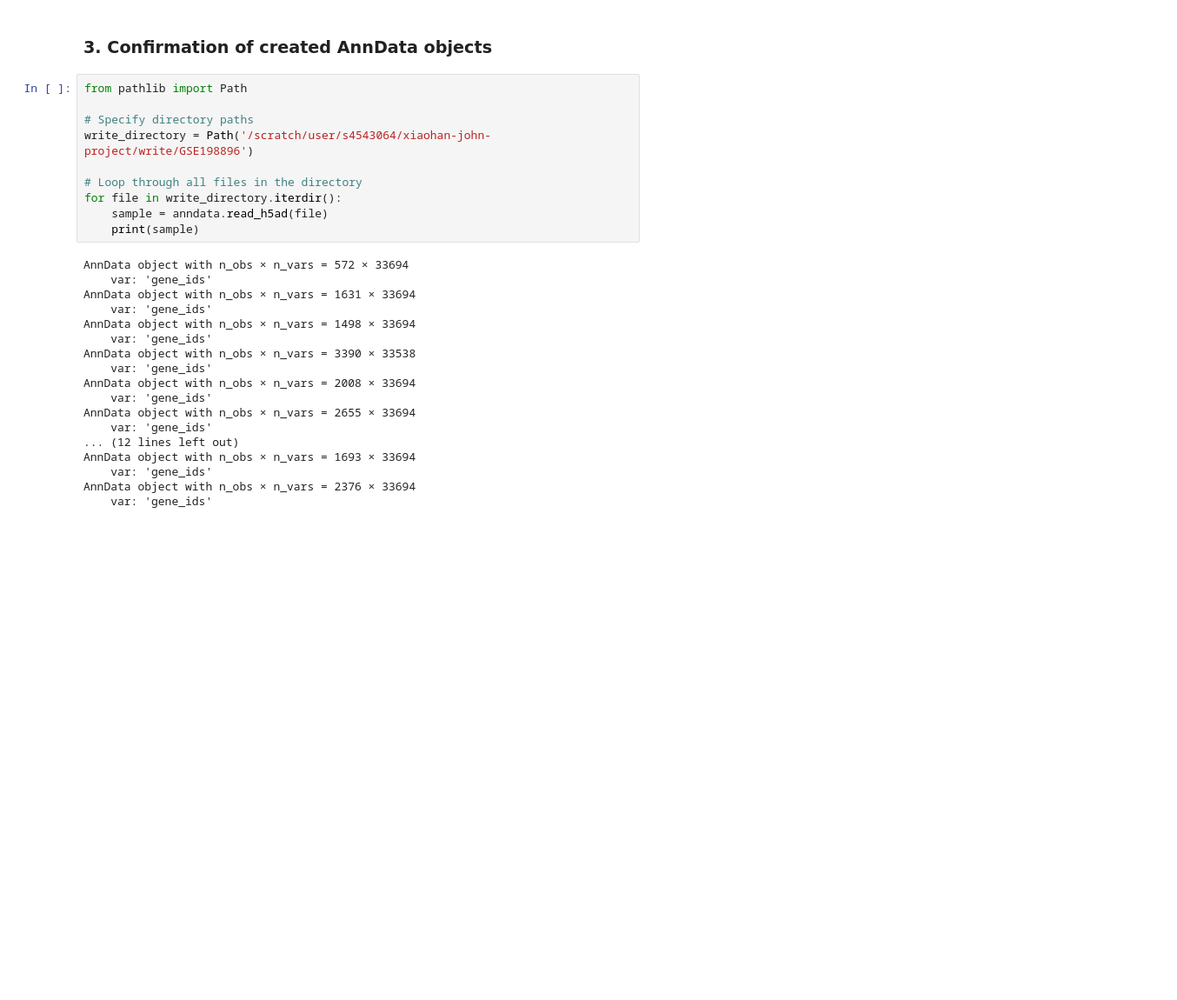
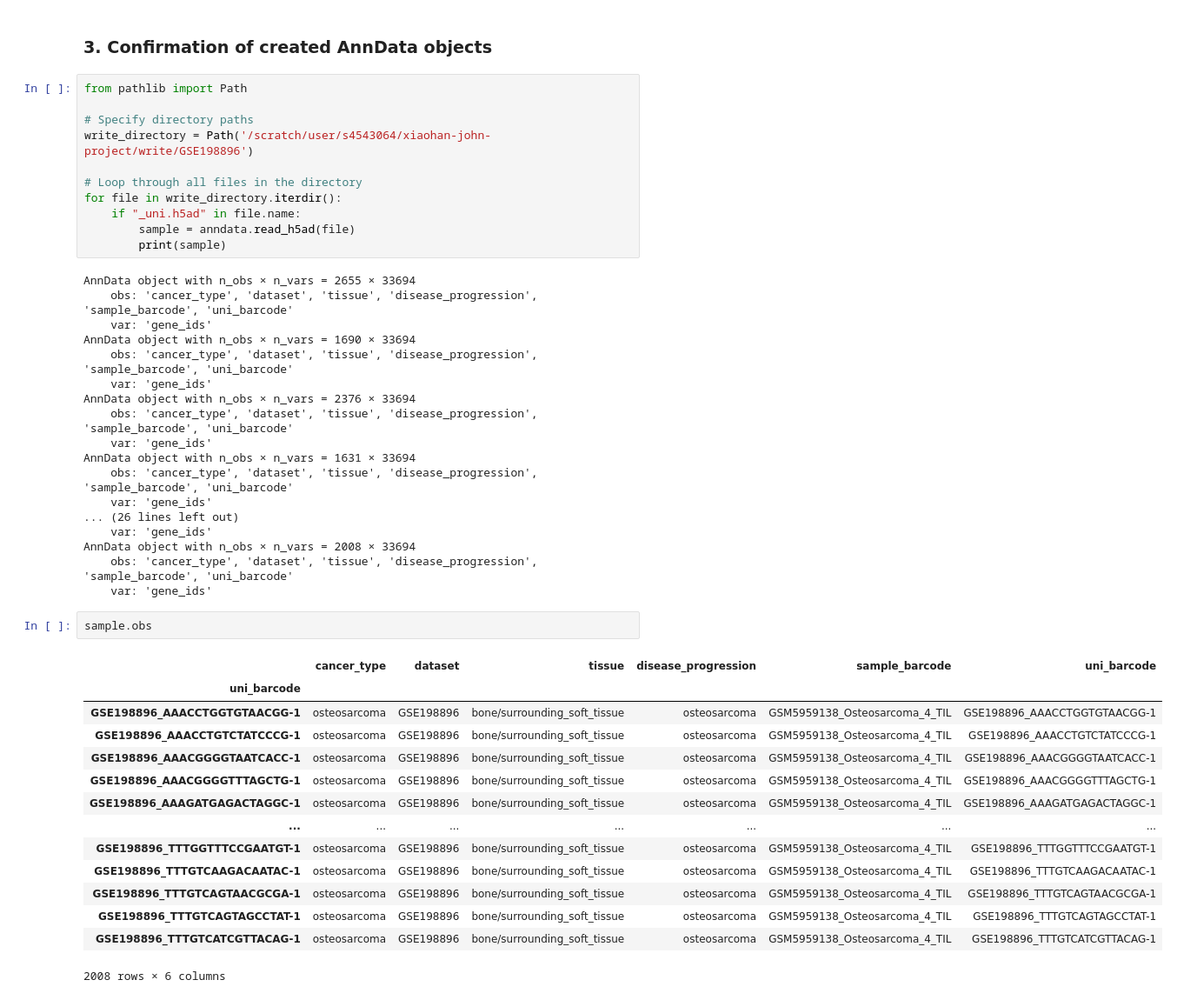
Before and after one commit to tuonglab/pan-paedcancer-scrnaseq, a Jupyter notebook: notebooks/GSE198896.ipynb, the cells around one changed output. Shown at 87% size. Saved outputs shown, nothing was run; the diff lists cells and outputs as text; blank space fills up the shorter version.

Commit message:
Add features in .obs and convert to SCE objects

```diff
--- a/notebooks/GSE198896.ipynb
+++ b/notebooks/GSE198896.ipynb
@@ -123,23 +208,41 @@ write_directory = Path('/scratch/user/s4543064/xiaohan-john-project/write/GSE198
 
 # Loop through all files in the directory
 for file in write_directory.iterdir():
-    sample = anndata.read_h5ad(file)
-    print(sample)
+    if "_uni.h5ad" in file.name:
+        sample = anndata.read_h5ad(file)
+        print(sample)
 # %% [output]
-AnnData object with n_obs × n_vars = 572 × 33694
+AnnData object with n_obs × n_vars = 2655 × 33694
+    obs: 'cancer_type', 'dataset', 'tissue', 'disease_progression', 'sample_barcode', 'uni_barcode'
+    var: 'gene_ids'
+AnnData object with n_obs × n_vars = 1690 × 33694
+    obs: 'cancer_type', 'dataset', 'tissue', 'disease_progression', 'sample_barcode', 'uni_barcode'
+    var: 'gene_ids'
+AnnData object with n_obs × n_vars = 2376 × 33694
+    obs: 'cancer_type', 'dataset', 'tissue', 'disease_progression', 'sample_barcode', 'uni_barcode'
     var: 'gene_ids'
 AnnData object with n_obs × n_vars = 1631 × 33694
+    obs: 'cancer_type', 'dataset', 'tissue', 'disease_progression', 'sample_barcode', 'uni_barcode'
     var: 'gene_ids'
-AnnData object with n_obs × n_vars = 1498 × 33694
-    var: 'gene_ids'
-AnnData object with n_obs × n_vars = 3390 × 33538
+... (26 lines left out)
     var: 'gene_ids'
 AnnData object with n_obs × n_vars = 2008 × 33694
+    obs: 'cancer_type', 'dataset', 'tissue', 'disease_progression', 'sample_barcode', 'uni_barcode'
     var: 'gene_ids'
-AnnData object with n_obs × n_vars = 2655 × 33694
-    var: 'gene_ids'
-... (12 lines left out)
-AnnData object with n_obs × n_vars = 1693 × 33694
-    var: 'gene_ids'
-AnnData object with n_obs × n_vars = 2376 × 33694
-    var: 'gene_ids'
+# %%
+sample.obs
+# %% [output]
+|  | cancer_type | dataset | tissue | disease_progression | sample_barcode | uni_barcode |
+| uni_barcode |  |  |  |  |  |  |
+| GSE198896_AAACCTGGTGTAACGG-1 | osteosarcoma | GSE198896 | bone/surrounding_soft_tissue | osteosarcoma | GSM5959138_Osteosarcoma_4_TIL | GSE198896_AAACCTGGTGTAACGG-1 |
+| GSE198896_AAACCTGTCTATCCCG-1 | osteosarcoma | GSE198896 | bone/surrounding_soft_tissue | osteosarcoma | GSM5959138_Osteosarcoma_4_TIL | GSE198896_AAACCTGTCTATCCCG-1 |
+| GSE198896_AAACGGGGTAATCACC-1 | osteosarcoma | GSE198896 | bone/surrounding_soft_tissue | osteosarcoma | GSM5959138_Osteosarcoma_4_TIL | GSE198896_AAACGGGGTAATCACC-1 |
+| GSE198896_AAACGGGGTTTAGCTG-1 | osteosarcoma | GSE198896 | bone/surrounding_soft_tissue | osteosarcoma | GSM5959138_Osteosarcoma_4_TIL | GSE198896_AAACGGGGTTTAGCTG-1 |
+| GSE198896_AAAGATGAGACTAGGC-1 | osteosarcoma | GSE198896 | bone/surrounding_soft_tissue | osteosarcoma | GSM5959138_Osteosarcoma_4_TIL | GSE198896_AAAGATGAGACTAGGC-1 |
+| ... | ... | ... | ... | ... | ... | ... |
+| GSE198896_TTTGGTTTCCGAATGT-1 | osteosarcoma | GSE198896 | bone/surrounding_soft_tissue | osteosarcoma | GSM5959138_Osteosarcoma_4_TIL | GSE198896_TTTGGTTTCCGAATGT-1 |
+| GSE198896_TTTGTCAAGACAATAC-1 | osteosarcoma | GSE198896 | bone/surrounding_soft_tissue | osteosarcoma | GSM5959138_Osteosarcoma_4_TIL | GSE198896_TTTGTCAAGACAATAC-1 |
+| GSE198896_TTTGTCAGTAACGCGA-1 | osteosarcoma | GSE198896 | bone/surrounding_soft_tissue | osteosarcoma | GSM5959138_Osteosarcoma_4_TIL | GSE198896_TTTGTCAGTAACGCGA-1 |
+| GSE198896_TTTGTCAGTAGCCTAT-1 | osteosarcoma | GSE198896 | bone/surrounding_soft_tissue | osteosarcoma | GSM5959138_Osteosarcoma_4_TIL | GSE198896_TTTGTCAGTAGCCTAT-1 |
+| GSE198896_TTTGTCATCGTTACAG-1 | osteosarcoma | GSE198896 | bone/surrounding_soft_tissue | osteosarcoma | GSM5959138_Osteosarcoma_4_TIL | GSE198896_TTTGTCATCGTTACAG-1 |
+2008 rows × 6 columns
```
Also changed, not shown: parts of 6 cells of this notebook.
